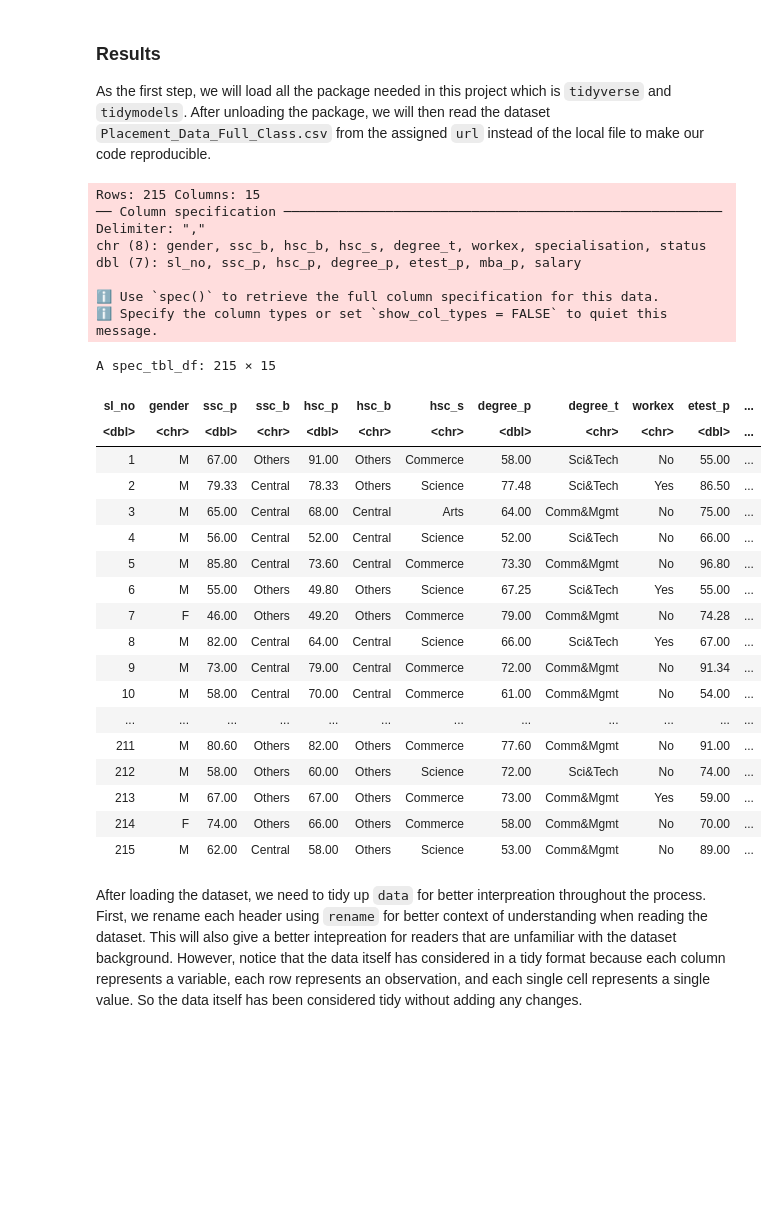
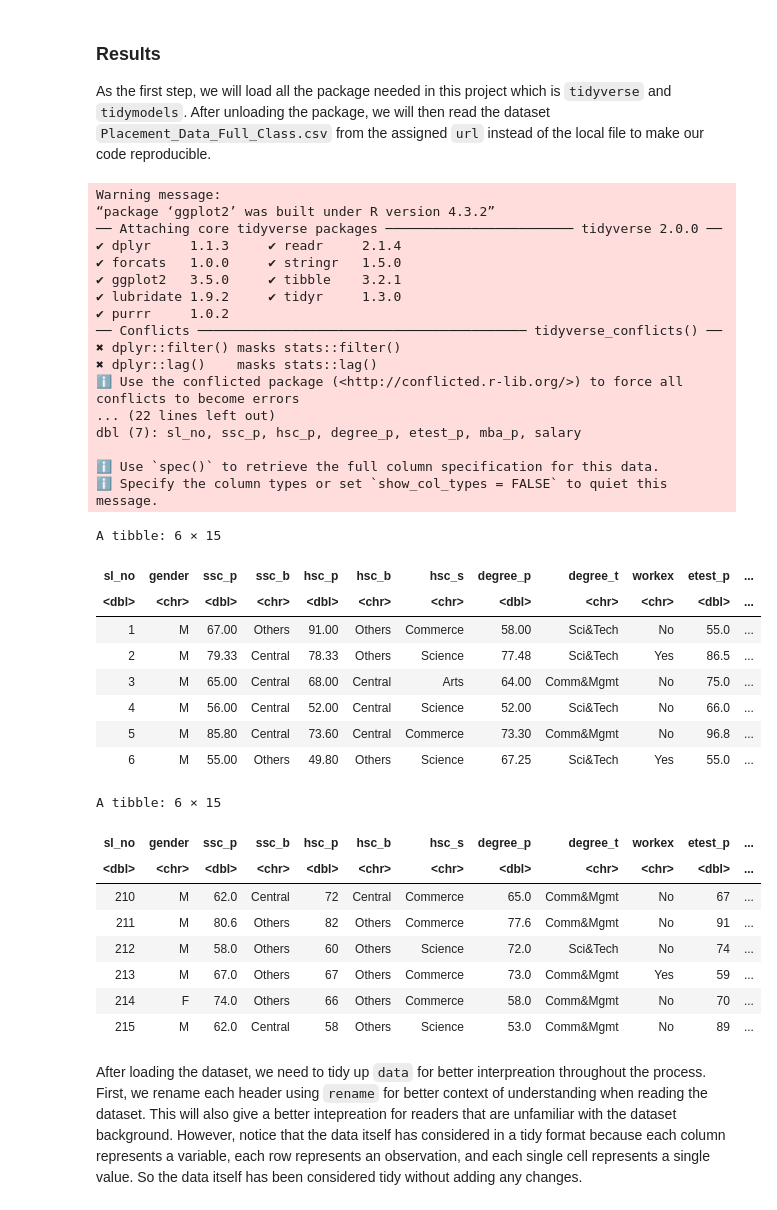
Before and after one commit to Chuewy/DSCI100-27, a Jupyter notebook: Project Report.ipynb, the cells around one changed output. Cells and saved outputs as stored; diff of their text form; code cells hidden in the pictures; blank space fills up the shorter version.

```diff
--- a/Project Report.ipynb
+++ b/Project Report.ipynb
@@ -41,38 +41,47 @@ As the first step, we will load all the package needed in this project which is
 # %%
 library(tidyverse)
 library(tidymodels)
 url <- "https://raw.githubusercontent.com/Chuewy/DSCI100-27/main/Placement_Data_Full_Class.csv"
 
 data <- read_csv(url)
-data
+head(data)
+tail(data)
 # %% [output]
-Rows: 215 Columns: 15
-── Column specification ────────────────────────────────────────────────────────
-Delimiter: ","
-chr (8): gender, ssc_b, hsc_b, hsc_s, degree_t, workex, specialisation, status
+Warning message:
+“package ‘ggplot2’ was built under R version 4.3.2”
+── Attaching core tidyverse packages ──────────────────────── tidyverse 2.0.0 ──
+✔ dplyr     1.1.3     ✔ readr     2.1.4
+✔ forcats   1.0.0     ✔ stringr   1.5.0
+✔ ggplot2   3.5.0     ✔ tibble    3.2.1
+✔ lubridate 1.9.2     ✔ tidyr     1.3.0
+✔ purrr     1.0.2
+── Conflicts ────────────────────────────────────────── tidyverse_conflicts() ──
+✖ dplyr::filter() masks stats::filter()
+✖ dplyr::lag()    masks stats::lag()
+ℹ Use the conflicted package (<http://conflicted.r-lib.org/>) to force all conflicts to become errors
+... (22 lines left out)
 dbl (7): sl_no, ssc_p, hsc_p, degree_p, etest_p, mba_p, salary
 
 ℹ Use `spec()` to retrieve the full column specification for this data.
 ℹ Specify the column types or set `show_col_types = FALSE` to quiet this message.
-A spec_tbl_df: 215 × 15
+A tibble: 6 × 15
 | sl_no | gender | ssc_p | ssc_b | hsc_p | hsc_b | hsc_s | degree_p | degree_t | workex | etest_p | ... |
 | <dbl> | <chr> | <dbl> | <chr> | <dbl> | <chr> | <chr> | <dbl> | <chr> | <chr> | <dbl> | ... |
-| 1 | M | 67.00 | Others | 91.00 | Others | Commerce | 58.00 | Sci&Tech | No | 55.00 | ... |
-| 2 | M | 79.33 | Central | 78.33 | Others | Science | 77.48 | Sci&Tech | Yes | 86.50 | ... |
-| 3 | M | 65.00 | Central | 68.00 | Central | Arts | 64.00 | Comm&Mgmt | No | 75.00 | ... |
-| 4 | M | 56.00 | Central | 52.00 | Central | Science | 52.00 | Sci&Tech | No | 66.00 | ... |
-| 5 | M | 85.80 | Central | 73.60 | Central | Commerce | 73.30 | Comm&Mgmt | No | 96.80 | ... |
-| 6 | M | 55.00 | Others | 49.80 | Others | Science | 67.25 | Sci&Tech | Yes | 55.00 | ... |
-| 7 | F | 46.00 | Others | 49.20 | Others | Commerce | 79.00 | Comm&Mgmt | No | 74.28 | ... |
-| 8 | M | 82.00 | Central | 64.00 | Central | Science | 66.00 | Sci&Tech | Yes | 67.00 | ... |
-| 9 | M | 73.00 | Central | 79.00 | Central | Commerce | 72.00 | Comm&Mgmt | No | 91.34 | ... |
-| 10 | M | 58.00 | Central | 70.00 | Central | Commerce | 61.00 | Comm&Mgmt | No | 54.00 | ... |
-| ... | ... | ... | ... | ... | ... | ... | ... | ... | ... | ... | ... |
-| 211 | M | 80.60 | Others | 82.00 | Others | Commerce | 77.60 | Comm&Mgmt | No | 91.00 | ... |
-| 212 | M | 58.00 | Others | 60.00 | Others | Science | 72.00 | Sci&Tech | No | 74.00 | ... |
-| 213 | M | 67.00 | Others | 67.00 | Others | Commerce | 73.00 | Comm&Mgmt | Yes | 59.00 | ... |
-| 214 | F | 74.00 | Others | 66.00 | Others | Commerce | 58.00 | Comm&Mgmt | No | 70.00 | ... |
-| 215 | M | 62.00 | Central | 58.00 | Others | Science | 53.00 | Comm&Mgmt | No | 89.00 | ... |
+| 1 | M | 67.00 | Others | 91.00 | Others | Commerce | 58.00 | Sci&Tech | No | 55.0 | ... |
+| 2 | M | 79.33 | Central | 78.33 | Others | Science | 77.48 | Sci&Tech | Yes | 86.5 | ... |
+| 3 | M | 65.00 | Central | 68.00 | Central | Arts | 64.00 | Comm&Mgmt | No | 75.0 | ... |
+| 4 | M | 56.00 | Central | 52.00 | Central | Science | 52.00 | Sci&Tech | No | 66.0 | ... |
+| 5 | M | 85.80 | Central | 73.60 | Central | Commerce | 73.30 | Comm&Mgmt | No | 96.8 | ... |
+| 6 | M | 55.00 | Others | 49.80 | Others | Science | 67.25 | Sci&Tech | Yes | 55.0 | ... |
+A tibble: 6 × 15
+| sl_no | gender | ssc_p | ssc_b | hsc_p | hsc_b | hsc_s | degree_p | degree_t | workex | etest_p | ... |
+| <dbl> | <chr> | <dbl> | <chr> | <dbl> | <chr> | <chr> | <dbl> | <chr> | <chr> | <dbl> | ... |
+| 210 | M | 62.0 | Central | 72 | Central | Commerce | 65.0 | Comm&Mgmt | No | 67 | ... |
+| 211 | M | 80.6 | Others | 82 | Others | Commerce | 77.6 | Comm&Mgmt | No | 91 | ... |
+| 212 | M | 58.0 | Others | 60 | Others | Science | 72.0 | Sci&Tech | No | 74 | ... |
+| 213 | M | 67.0 | Others | 67 | Others | Commerce | 73.0 | Comm&Mgmt | Yes | 59 | ... |
+| 214 | F | 74.0 | Others | 66 | Others | Commerce | 58.0 | Comm&Mgmt | No | 70 | ... |
+| 215 | M | 62.0 | Central | 58 | Others | Science | 53.0 | Comm&Mgmt | No | 89 | ... |
 # %% [markdown]
 After loading the dataset, we need to tidy up `data` for better interpreation throughout the process. First, we rename each header using `rename` for better context of understanding when reading the dataset. This will also give a better intepreation for readers that are unfamiliar with the dataset background. However, notice that the data itself has considered in a tidy format because each column represents a variable, each row represents an observation, and each single cell represents a single value. So the data itself has been considered tidy without adding any changes.
 # %%
```
Also changed, not shown: parts of 36 cells of this notebook.
